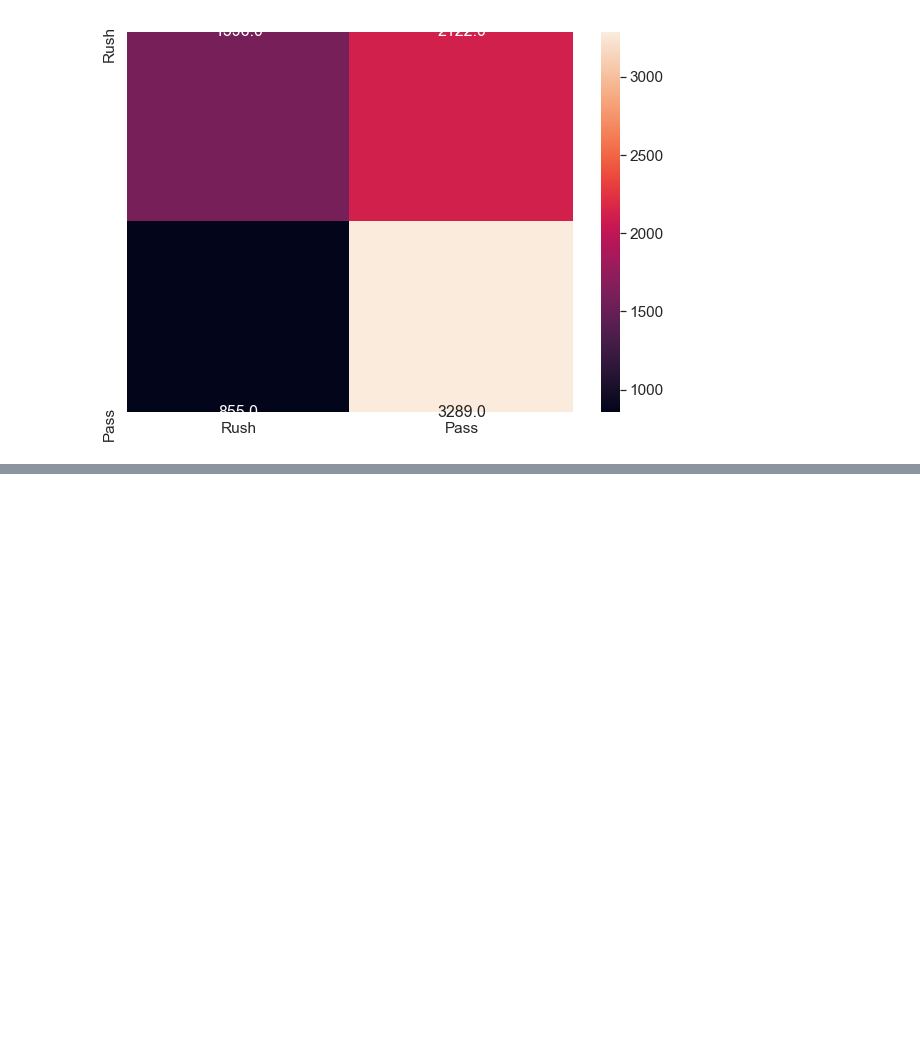
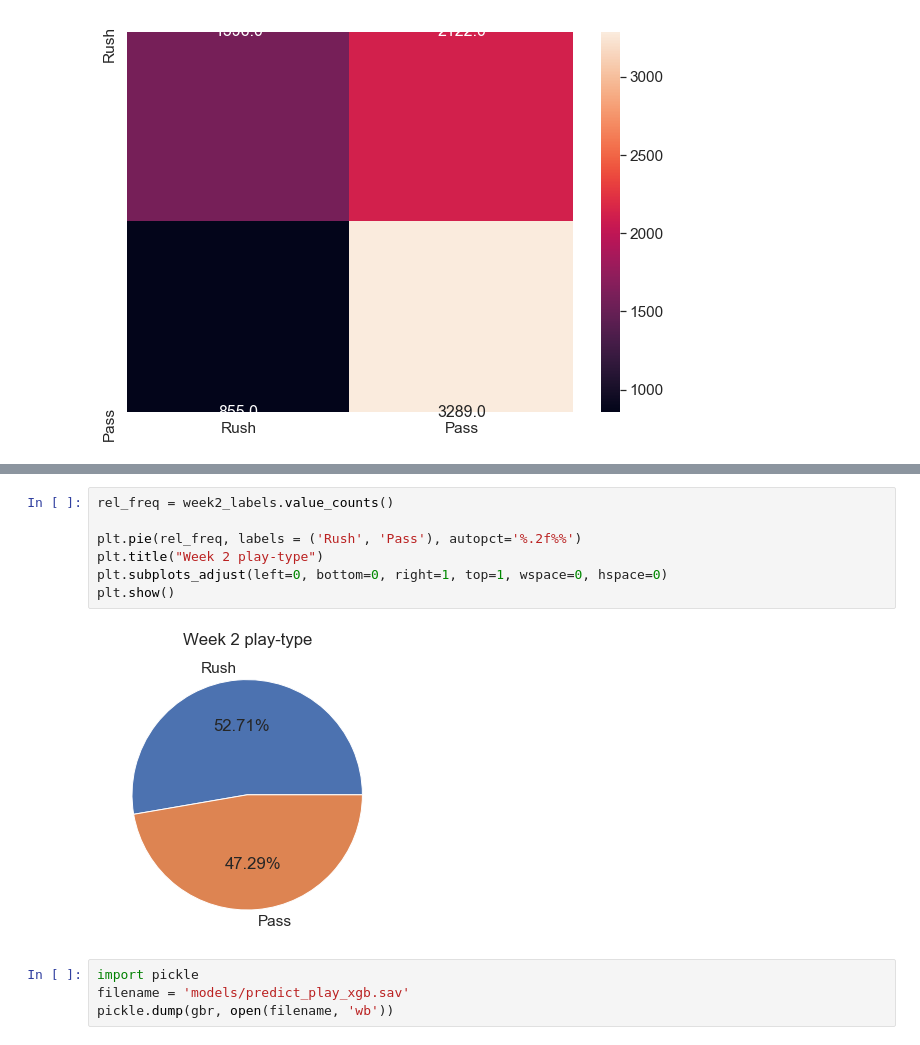
Before and after one commit to nwiatrek/cfb-ml, a Jupyter notebook: Predict Play.ipynb, the cells around one changed output, grey strips where cells are left out. Drawn from its saved outputs; the diff is of its cells as text; blank space fills up the shorter version.

Commit message:
full prediction done

```diff
--- a/Predict Play.ipynb
+++ b/Predict Play.ipynb
@@ -370,0 +370,13 @@ array([0.03963648, 0.21832258, 0.10192546, 0.03413237, 0.09426178,
+# %%
+rel_freq = week2_labels.value_counts()
+
+plt.pie(rel_freq, labels = ('Rush', 'Pass'), autopct='%.2f%%')
+plt.title("Week 2 play-type")
+plt.subplots_adjust(left=0, bottom=0, right=1, top=1, wspace=0, hspace=0)
+plt.show()
+# %% [output]
+[figure, added]
+# %%
+import pickle
+filename = 'models/predict_play_xgb.sav'
+pickle.dump(gbr, open(filename, 'wb'))
```
Also changed, not shown: parts of 2 cells of this notebook, 7 other files.
